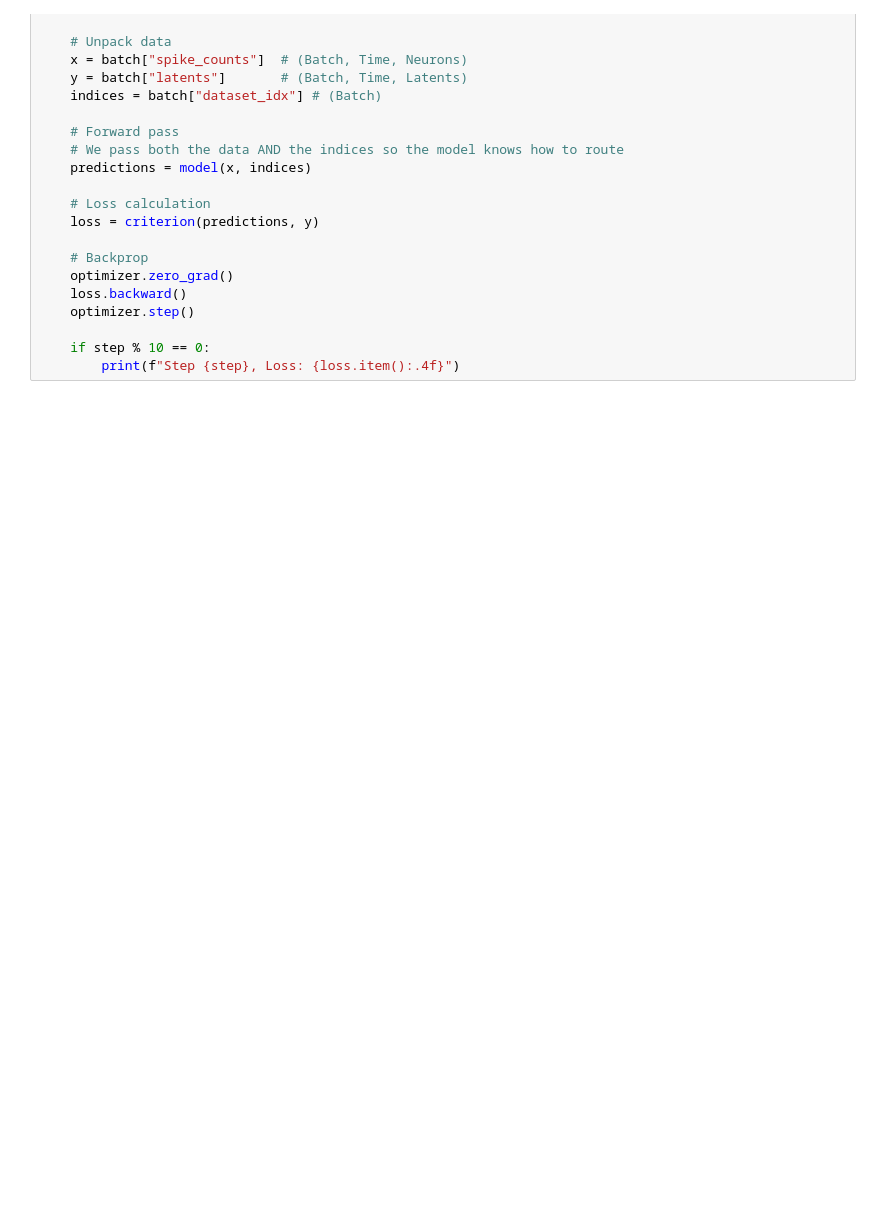
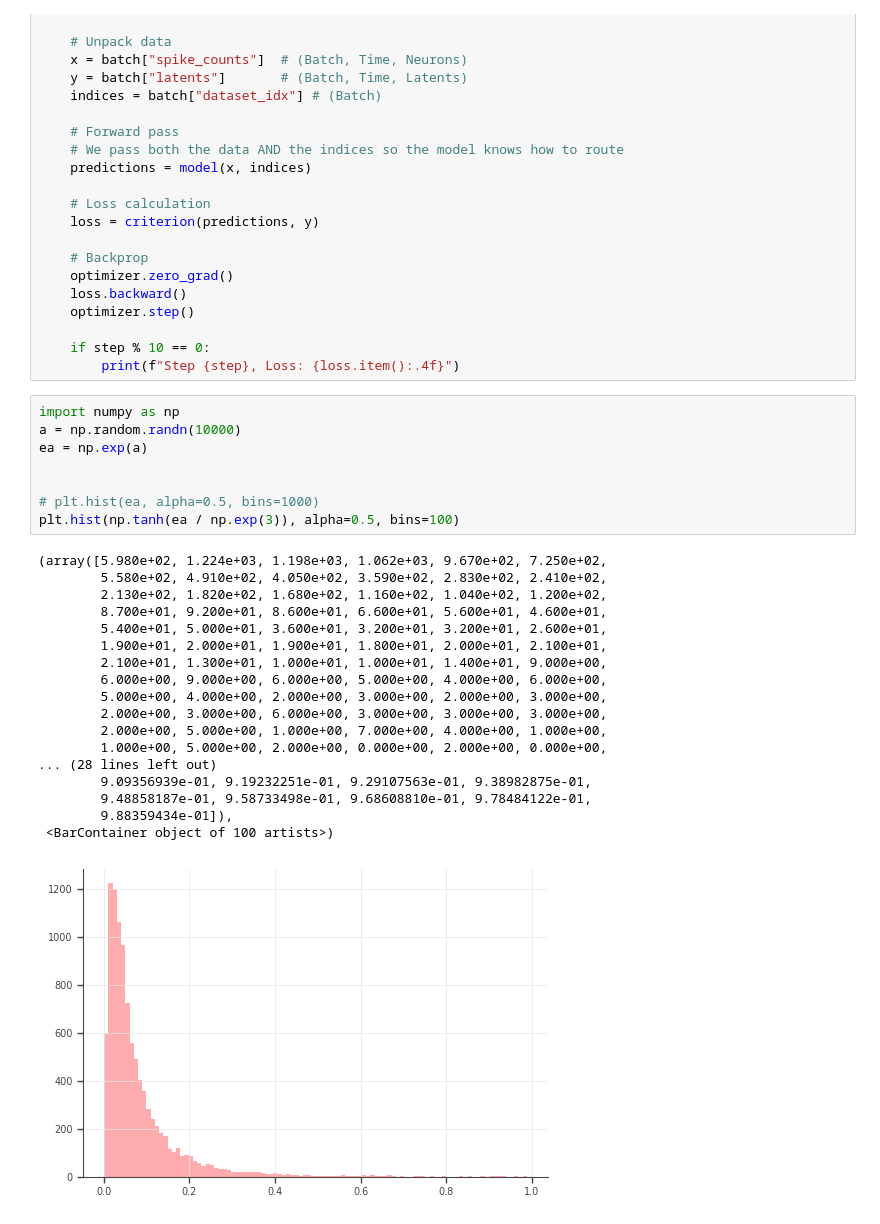
Before and after one commit to TomGeorge1234/pomoco, a Jupyter notebook: notebooks/training.ipynb, the cells around one changed output. Saved outputs shown, nothing was run; the diff lists cells and outputs as text; blank space fills up the shorter version.

```diff
--- a/notebooks/training.ipynb
+++ b/notebooks/training.ipynb
@@ -115,3 +145,30 @@ for step, batch in enumerate(dataloader):
 
     if step % 10 == 0:
         print(f"Step {step}, Loss: {loss.item():.4f}")
+# %%
+import numpy as np
+a = np.random.randn(10000)
+ea = np.exp(a)
+
+
+# plt.hist(ea, alpha=0.5, bins=1000)
+plt.hist(np.tanh(ea / np.exp(3)), alpha=0.5, bins=100)
+# %% [output]
+(array([5.980e+02, 1.224e+03, 1.198e+03, 1.062e+03, 9.670e+02, 7.250e+02,
+        5.580e+02, 4.910e+02, 4.050e+02, 3.590e+02, 2.830e+02, 2.410e+02,
+        2.130e+02, 1.820e+02, 1.680e+02, 1.160e+02, 1.040e+02, 1.200e+02,
+        8.700e+01, 9.200e+01, 8.600e+01, 6.600e+01, 5.600e+01, 4.600e+01,
+        5.400e+01, 5.000e+01, 3.600e+01, 3.200e+01, 3.200e+01, 2.600e+01,
+        1.900e+01, 2.000e+01, 1.900e+01, 1.800e+01, 2.000e+01, 2.100e+01,
+        2.100e+01, 1.300e+01, 1.000e+01, 1.000e+01, 1.400e+01, 9.000e+00,
+        6.000e+00, 9.000e+00, 6.000e+00, 5.000e+00, 4.000e+00, 6.000e+00,
+        5.000e+00, 4.000e+00, 2.000e+00, 3.000e+00, 2.000e+00, 3.000e+00,
+        2.000e+00, 3.000e+00, 6.000e+00, 3.000e+00, 3.000e+00, 3.000e+00,
+        2.000e+00, 5.000e+00, 1.000e+00, 7.000e+00, 4.000e+00, 1.000e+00,
+        1.000e+00, 5.000e+00, 2.000e+00, 0.000e+00, 2.000e+00, 0.000e+00,
+... (28 lines left out)
+        9.09356939e-01, 9.19232251e-01, 9.29107563e-01, 9.38982875e-01,
+        9.48858187e-01, 9.58733498e-01, 9.68608810e-01, 9.78484122e-01,
+        9.88359434e-01]),
+ <BarContainer object of 100 artists>)
+[figure, added]
```
Also changed, not shown: parts of 8 cells of this notebook, 3 other files.
